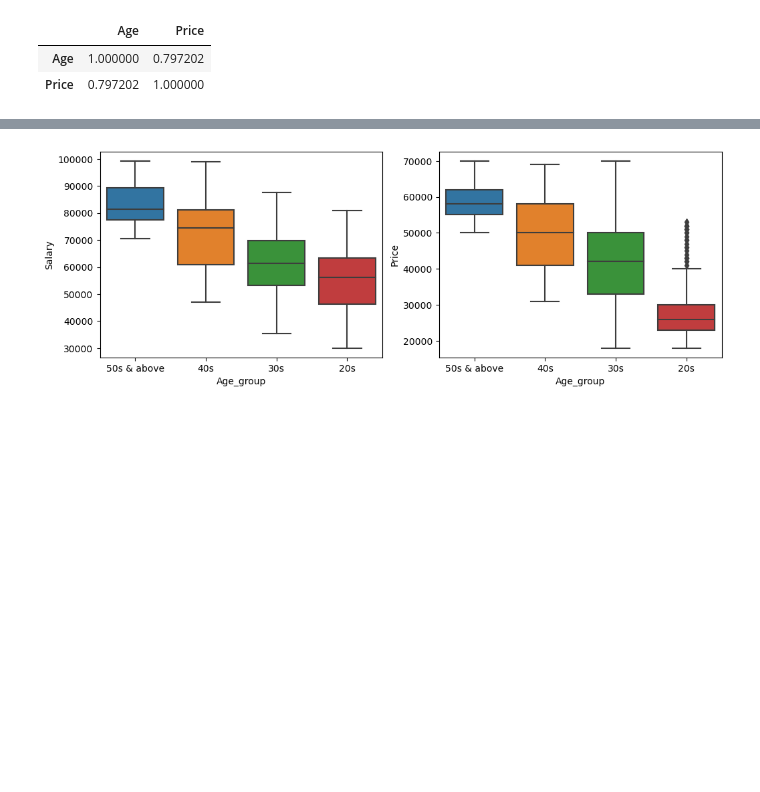
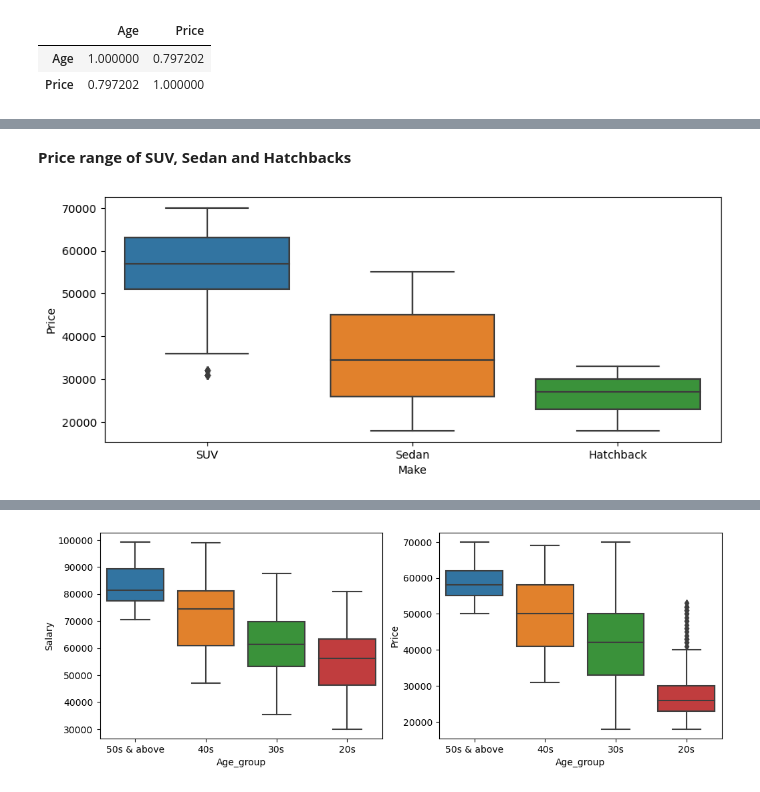
Before and after one commit to airbendor890/ML_AUG, a Jupyter notebook: PDS_project_Haraprasad_coded.ipynb, the cells around one changed output, grey strips where cells are left out. Cells and saved outputs as stored; diff of their text form; code cells hidden in the pictures; blank space fills up the shorter version.

```diff
--- a/PDS_project_Haraprasad_coded.ipynb
+++ b/PDS_project_Haraprasad_coded.ipynb
@@ -491,0 +506,9 @@ df[['Age','Price']].corr()
+# %% [markdown]
+<b>Price range of SUV, Sedan and Hatchbacks</b>
+# %%
+# make type vs price
+plt.figure(figsize=(10,4))
+sns.boxplot(data=df,x='Make',y='Price')
+plt.show()
+# %% [output]
+[figure, added]
```
Also changed, not shown: parts of 18 cells of this notebook.
